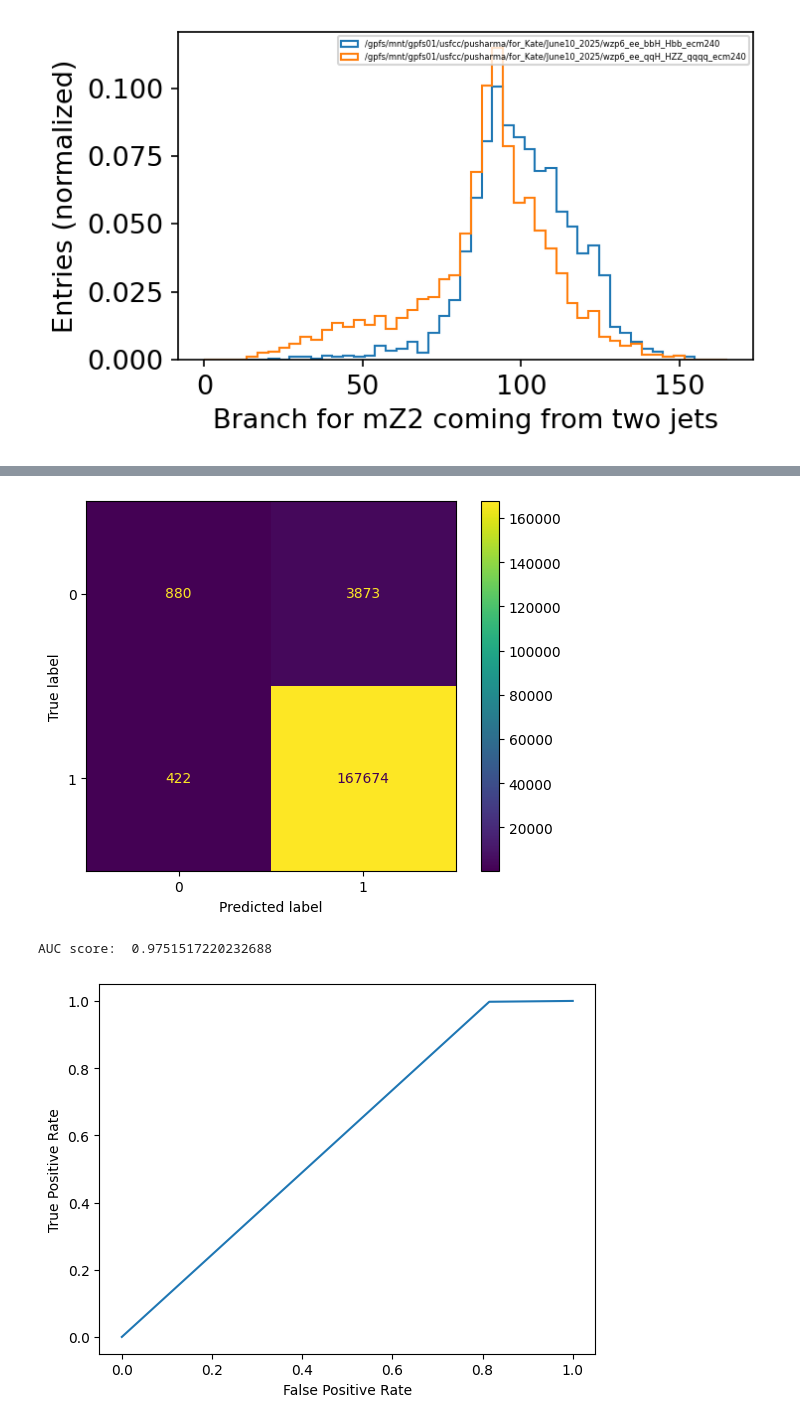
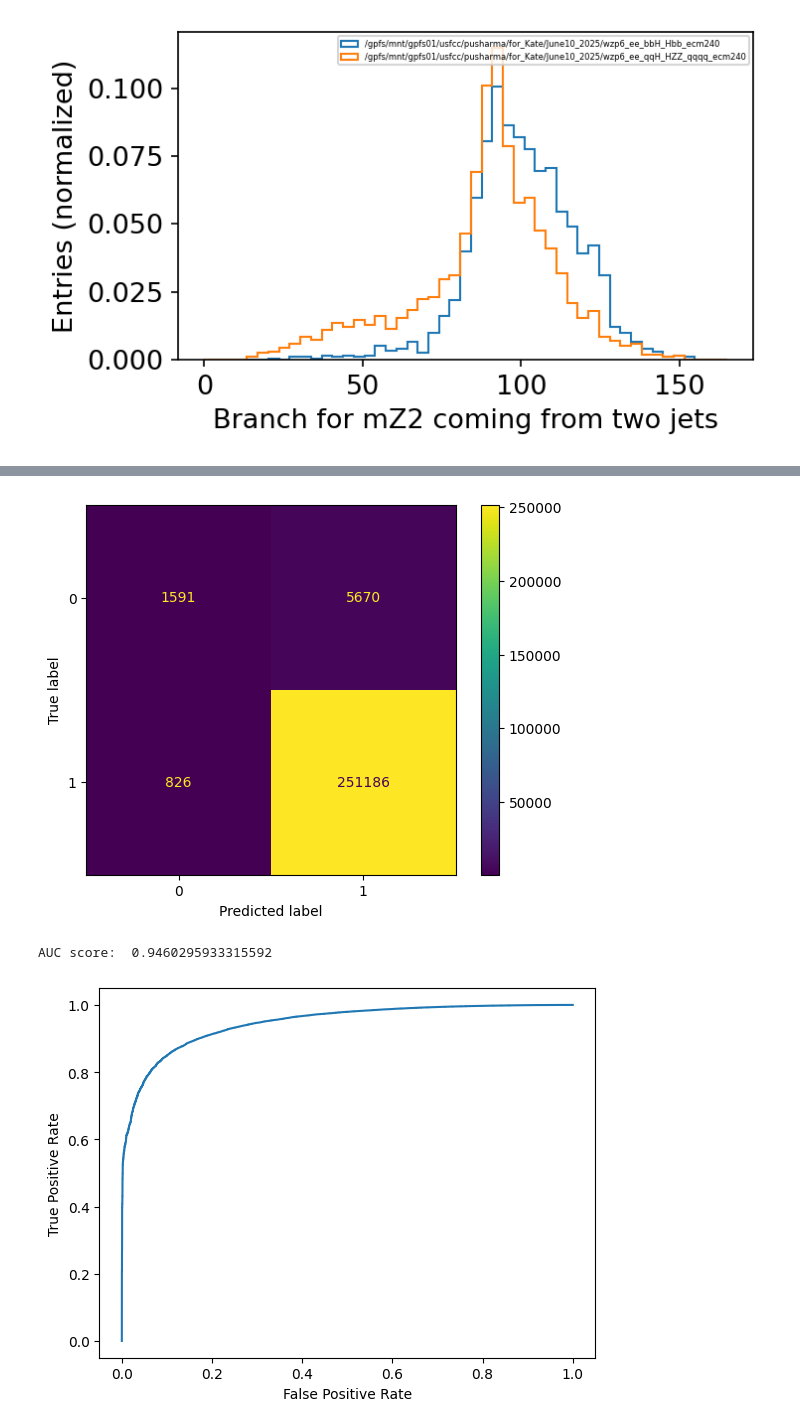
Before and after one commit to kwandrisc/SULI2025, a Jupyter notebook: Project Work.ipynb, the cells around one changed output, grey strips where cells are left out. Cells and saved outputs as stored; diff of their text form; code cells hidden in the pictures.

```diff
--- a/Project Work.ipynb
+++ b/Project Work.ipynb
@@ -160,7 +160,7 @@ df2['Label'] = 1
 df = pd.concat([df1, df2])
 
 # splitting between test and train
-train, test = train_test_split(df, test_size = 0.2, random_state = 15)
+train, test = train_test_split(df, test_size = 0.30, random_state = 15)
 
 # training dataset - separating data vs training columns - but without b_w
 X_train = train[tree1.keys()[:-1]]
@@ -171,7 +171,7 @@ X_test = test[tree2.keys()[:-1]]
 y_test = test['Label']
 
 # creating the decision tree algorithm from the training set
-gbc = GradientBoostingClassifier(n_estimators = 50, learning_rate = 0.1, random_state = 15, max_features = 5)
+gbc = GradientBoostingClassifier(n_estimators = 100, learning_rate = 0.1, random_state = 15, max_features = 5)
 print(gbc.fit(X_train, y_train))
 
 y_pred = gbc.predict_proba(X_test)
@@ -217,16 +217,18 @@ cm_display = metrics.ConfusionMatrixDisplay(confusion_matrix = confusion_matrix,
 cm_display.plot()
 plt.show()
 # %% [output]
-[figure, old version]
+[figure, new version]
 # %%
-fpr, tpr, thresholds = roc_curve(y_test, y_pred_binary)
+y_pred_proba = gbc.predict_proba(X_test)[:, 1]
+
+fpr, tpr, thresholds = roc_curve(y_test, y_pred_proba)
 plt.plot(fpr, tpr)
 plt.xlabel('False Positive Rate')
 plt.ylabel('True Positive Rate')
-print("AUC score: ", accuracy_score(y_test, y_pred_binary))
+print("AUC score: ", roc_auc_score(y_test, y_pred_proba))
 # %% [output]
-AUC score:  0.9751517220232688
+AUC score:  0.9460295933315592
-[figure, old version]
+[figure, new version]
 # %%
 # using xgb
 
```
Also changed, not shown: parts of 29 cells of this notebook.
